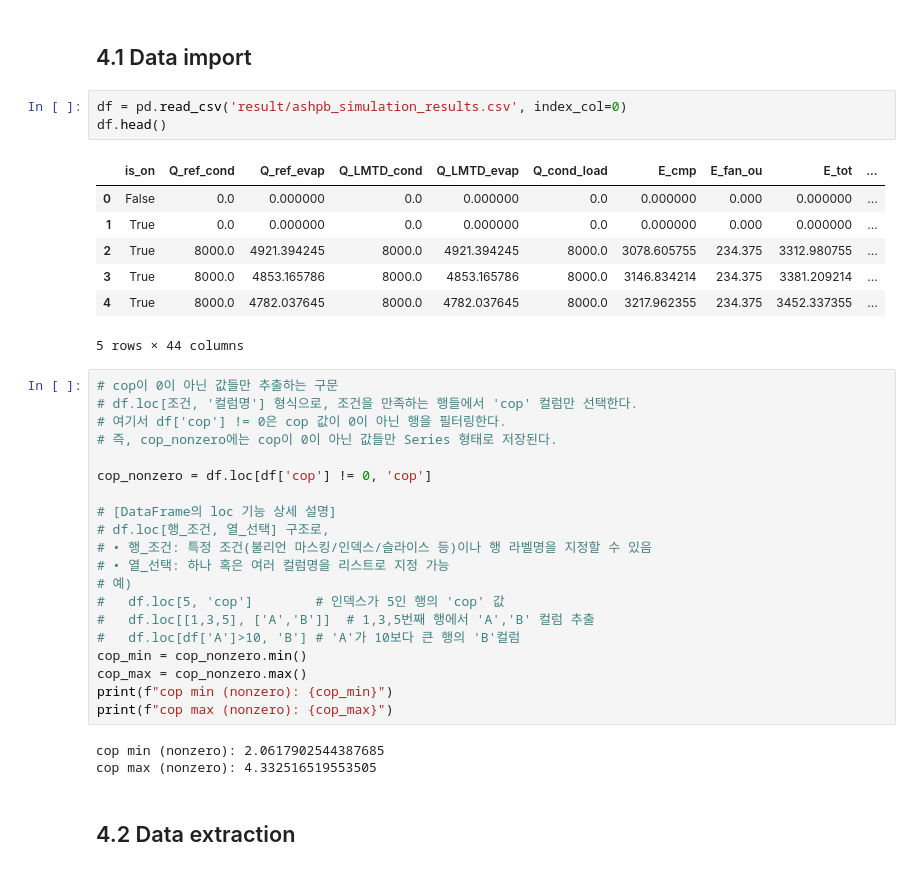
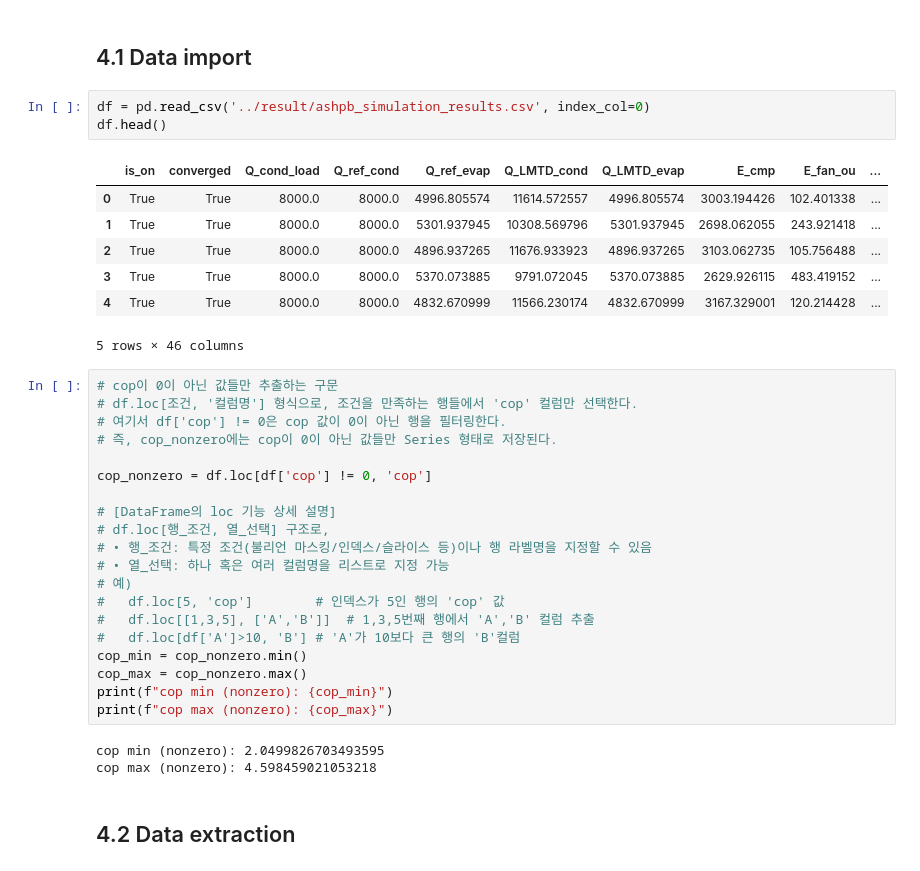
Before and after one commit to bet-lab/enex_analysis_engine, a Jupyter notebook: simulation/ASHPB_plot.ipynb, the cells around one changed output. Cells and saved outputs as stored; diff of their text form.

```diff
--- a/simulation/ASHPB_plot.ipynb
+++ b/simulation/ASHPB_plot.ipynb
@@ -163,16 +189,16 @@ sim_results_df = ashpb_model.run_simulation(
 # %% [markdown]
 ## 4.1 Data import
 # %%
-df = pd.read_csv('result/ashpb_simulation_results.csv', index_col=0)
+df = pd.read_csv('../result/ashpb_simulation_results.csv', index_col=0)
 df.head()
 # %% [output]
-|  | is_on | Q_ref_cond | Q_ref_evap | Q_LMTD_cond | Q_LMTD_evap | Q_cond_load | E_cmp | E_fan_ou | E_tot | ... |
-| 0 | False | 0.0 | 0.000000 | 0.0 | 0.000000 | 0.0 | 0.000000 | 0.000 | 0.000000 | ... |
-| 1 | True | 0.0 | 0.000000 | 0.0 | 0.000000 | 0.0 | 0.000000 | 0.000 | 0.000000 | ... |
-| 2 | True | 8000.0 | 4921.394245 | 8000.0 | 4921.394245 | 8000.0 | 3078.605755 | 234.375 | 3312.980755 | ... |
-| 3 | True | 8000.0 | 4853.165786 | 8000.0 | 4853.165786 | 8000.0 | 3146.834214 | 234.375 | 3381.209214 | ... |
-| 4 | True | 8000.0 | 4782.037645 | 8000.0 | 4782.037645 | 8000.0 | 3217.962355 | 234.375 | 3452.337355 | ... |
+|  | is_on | converged | Q_cond_load | Q_ref_cond | Q_ref_evap | Q_LMTD_cond | Q_LMTD_evap | E_cmp | E_fan_ou | ... |
+| 0 | True | True | 8000.0 | 8000.0 | 4996.805574 | 11614.572557 | 4996.805574 | 3003.194426 | 102.401338 | ... |
+| 1 | True | True | 8000.0 | 8000.0 | 5301.937945 | 10308.569796 | 5301.937945 | 2698.062055 | 243.921418 | ... |
+| 2 | True | True | 8000.0 | 8000.0 | 4896.937265 | 11676.933923 | 4896.937265 | 3103.062735 | 105.756488 | ... |
+| 3 | True | True | 8000.0 | 8000.0 | 5370.073885 | 9791.072045 | 5370.073885 | 2629.926115 | 483.419152 | ... |
+| 4 | True | True | 8000.0 | 8000.0 | 4832.670999 | 11566.230174 | 4832.670999 | 3167.329001 | 120.214428 | ... |
-5 rows × 44 columns
+5 rows × 46 columns
 # %%
 # cop이 0이 아닌 값들만 추출하는 구문
 # df.loc[조건, '컬럼명'] 형식으로, 조건을 만족하는 행들에서 'cop' 컬럼만 선택한다.
@@ -194,8 +220,8 @@ cop_max = cop_nonzero.max()
 print(f"cop min (nonzero): {cop_min}")
 print(f"cop max (nonzero): {cop_max}")
 # %% [output]
-cop min (nonzero): 2.0617902544387685
-cop max (nonzero): 4.332516519553505
+cop min (nonzero): 2.0499826703493595
+cop max (nonzero): 4.598459021053218
 # %% [markdown]
 ## 4.2 Data extraction
 # %%
```
Also changed, not shown: parts of 21 cells of this notebook, 9 other files.
